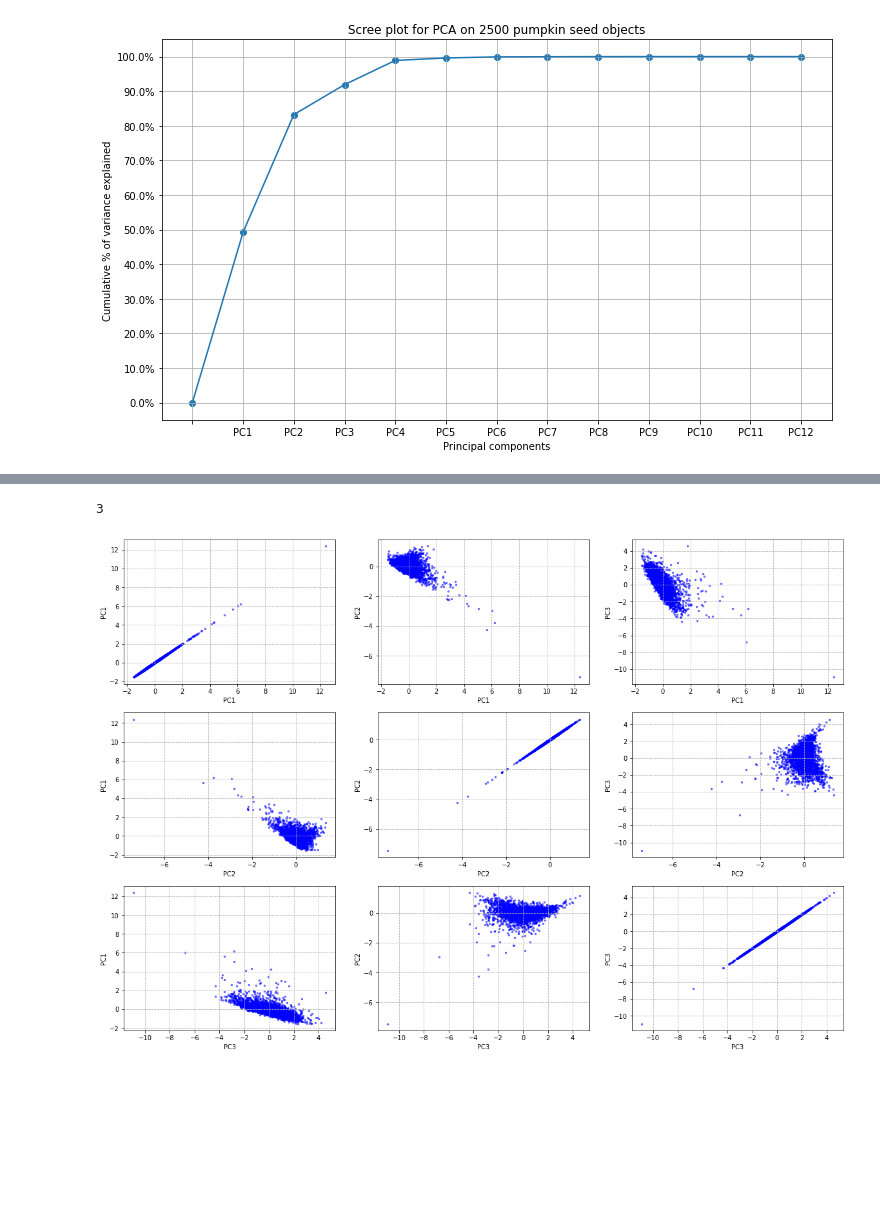
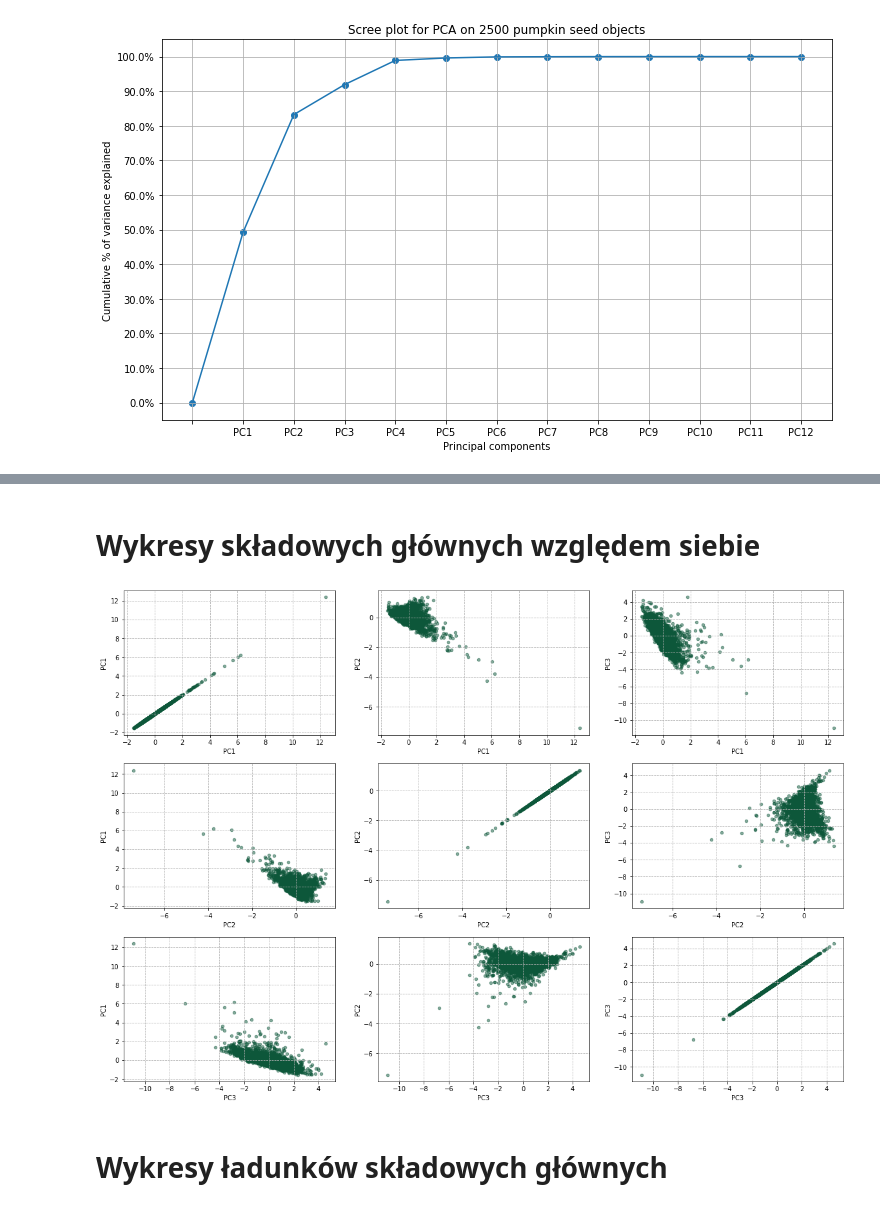
Before and after one commit to Argmaster/tedw, a Jupyter notebook: sprawozdanie3/kw_274276_3.ipynb, the cells around one changed output, grey strips where cells are left out. Drawn from its saved outputs; the diff is of its cells as text; code cells hidden in the pictures; blank space fills up the shorter version.

```diff
--- a/sprawozdanie3/kw_274276_3.ipynb
+++ b/sprawozdanie3/kw_274276_3.ipynb
@@ -37,11 +80,13 @@ pca_view.show_cumulative_percent_scree_plot()
+# %% [markdown]
+# Wykresy składowych głównych względem siebie
 # %%
 pca_subview = pca_view.get_view_from_kaiser_criteria()
-print(len(pca_subview.transformed_matrix))
-fig, _ = pca_subview.show_principal_component_grid()
+fig, _ = pca_subview.show_principal_component_grid(20, color="#0d573a01")
 fig.set_size_inches(20, 14)
 # %% [output]
-3
-[figure, old version]
+[figure, new version]
+# %% [markdown]
+# Wykresy ładunków składowych głównych
 # %%
 fig, _ = pca_subview.show_loads_grid(limit=0.6)
 fig.subplots_adjust(hspace=0.35)
```
Also changed, not shown: parts of 11 cells of this notebook, 5 other files.
